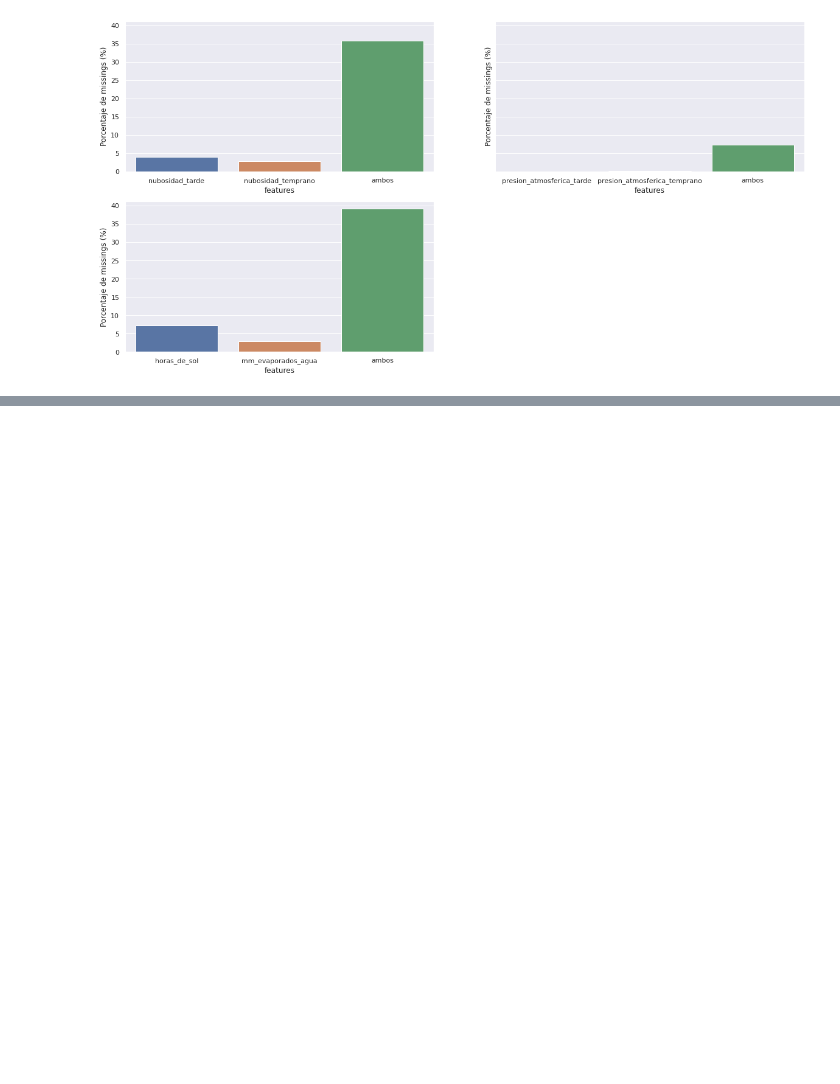
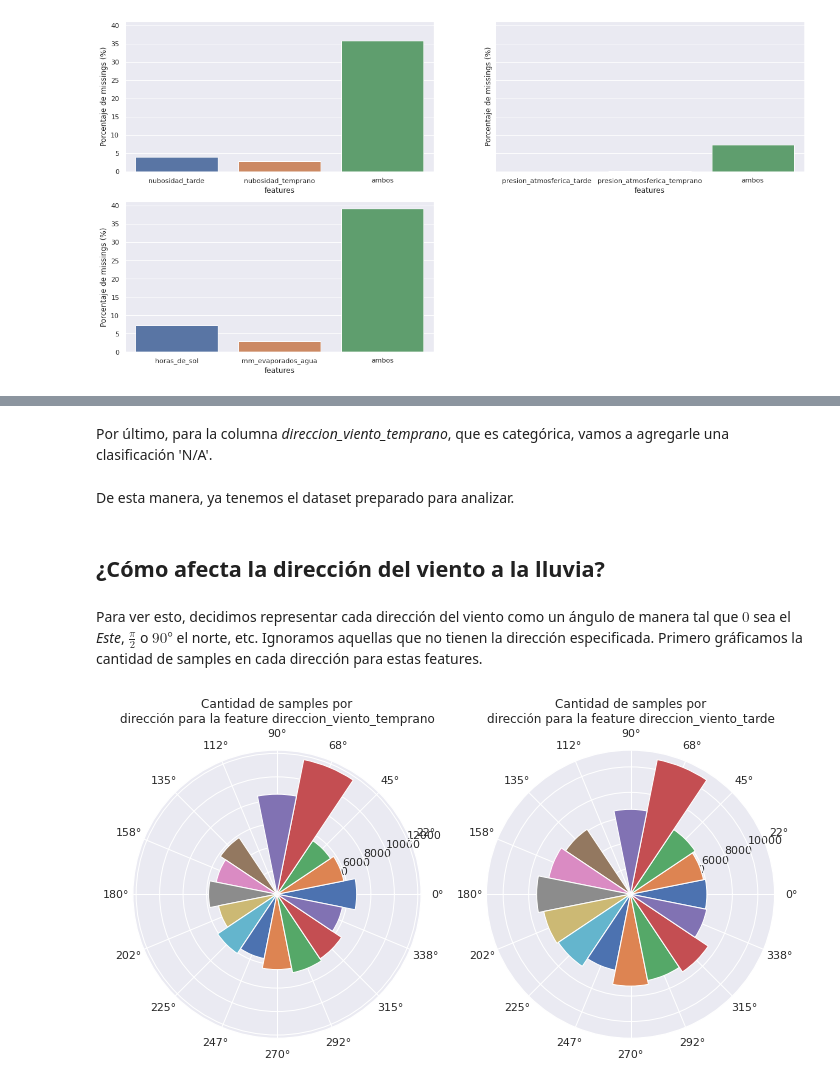
Before and after one commit to fdelu/orga-de-datos, a Jupyter notebook: TP1.ipynb, the cells around one changed output, grey strips where cells are left out. Cells and saved outputs as stored; diff of their text form; code cells hidden in the pictures; blank space fills up the shorter version.

```diff
--- a/TP1.ipynb
+++ b/TP1.ipynb
@@ -136,7 +239,7 @@ Este gráfico representa el porcentaje de samples que perdemos del total al drop
 Decidimos dropear los samples con NaN de las 16 features con menos porcentaje de datos faltantes.
 # %%
 print(f"Porcentaje de samples perdidos: {y[15] : .2f}%")
-df = df_original.loc[df_original[features_ord[:16]].dropna().index]
+df = df.loc[df_original[features_ord[:16]].dropna().index]
 plot_missings(df)
 # %% [output]
 Porcentaje de samples perdidos:  11.60%
@@ -248,0 +314,2 @@ Datos perdidos respecto a DataFrame original:  14.43%
+# %% [markdown]
+Por último, para la columna *direccion_viento_temprano*, que es categórica, vamos a agregarle una clasificación 'N/A'.
@@ -248,0 +318,52 @@ Datos perdidos respecto a DataFrame original:  14.43%
+# %% [markdown]
+De esta manera, ya tenemos el dataset preparado para analizar.
+# %% [markdown]
+## ¿Cómo afecta la dirección del viento a la lluvia?
+# %% [markdown]
+Para ver esto, decidimos representar cada dirección del viento como un ángulo de manera tal que $0$ sea el *Este*, $\frac{\pi}{2}$ o $90°$ el norte, etc. Ignoramos aquellas que no tienen la dirección especificada.
+Primero gráficamos la cantidad de samples en cada dirección para estas features.
+# %%
+def calcular_angulos(dataframe, feature):
+    serie = dataframe[feature].replace({
+        'Norte' : 4*np.pi/8,
+        'Nornoreste' : 3*np.pi/8,
+        'Noreste' : 2*np.pi/8,
+        'Estenoreste' : np.pi/8,
+        'Este' : 0,
+        'Estesureste' : 15*np.pi/8,
+        'Sureste' : 14*np.pi/8,
+        'Sursureste' : 13*np.pi/8,
+        'Sur' : 12*np.pi/8,
+        'Sursuroeste' : 11*np.pi/8,
+        'suroeste' : 10*np.pi/8,
+        'Oestesuroeste' : 9*np.pi/8,
+        'Oeste' : 8*np.pi/8,
+        'Oestenoroeste' : 7*np.pi/8,
+        'Noroeste' : 6*np.pi/8,
+        'Nornoroeste' : 5*np.pi/8,
+    })
+    return serie
+
+def plot_direcciones(dataframe, features, relativo_lluvia = False):
+    fig, ax = plt.subplots(ncols = len(features), figsize=(10, 10), subplot_kw=dict(polar=True))
+
+    for i, f in enumerate(features):
+        df_aux = dataframe[dataframe[f] != 'N/A']
+        serie = calcular_angulos(df_aux, f).value_counts()
+        titulo = "Cantidad de samples por\ndirección para la feature " + f
+        if (relativo_lluvia):
+            df_lluvia = df_aux[df_aux['llovieron_hamburguesas_al_dia_siguiente'] == 1]
+            serie_lluvia = calcular_angulos(df_lluvia, f)
+            serie = serie_lluvia.value_counts()/serie
+            titulo = "Relacion de samples en las que llueve hamburguesas\npor dirección para la feature " + f
+
+        for index, row in serie.sort_index().to_frame().iterrows():
+            ax[i].bar(index, row[f], width = np.pi/8)
+            ax[i].set_xticks(np.linspace(0, 2*np.pi, 16, endpoint = False))
+            ax[i].set_title(titulo)
+    plt.tight_layout()
+    plt.show()
+
+plot_direcciones(df, ['direccion_viento_temprano', 'direccion_viento_tarde'])
+# %% [output]
+[figure, added]
```
Also changed, not shown: parts of 57 cells of this notebook.
